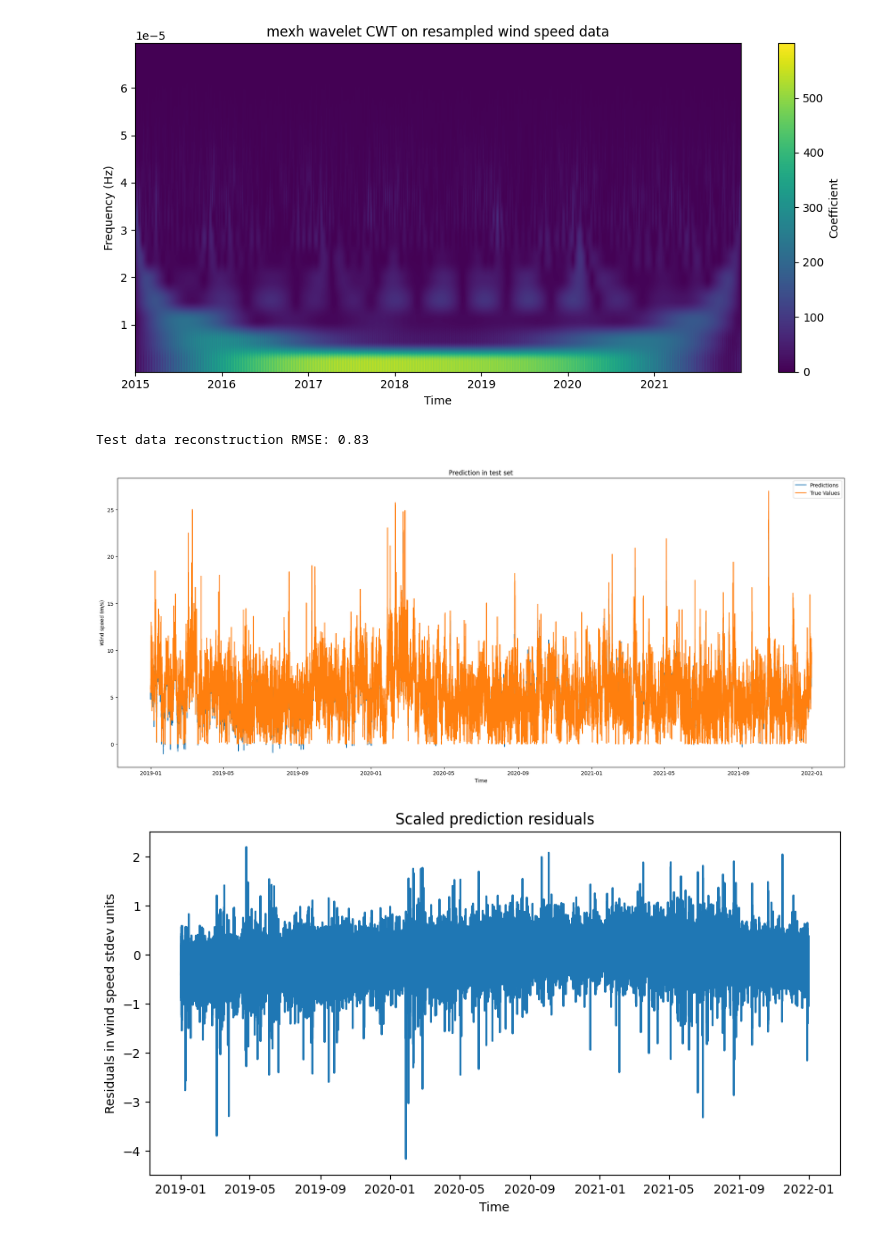
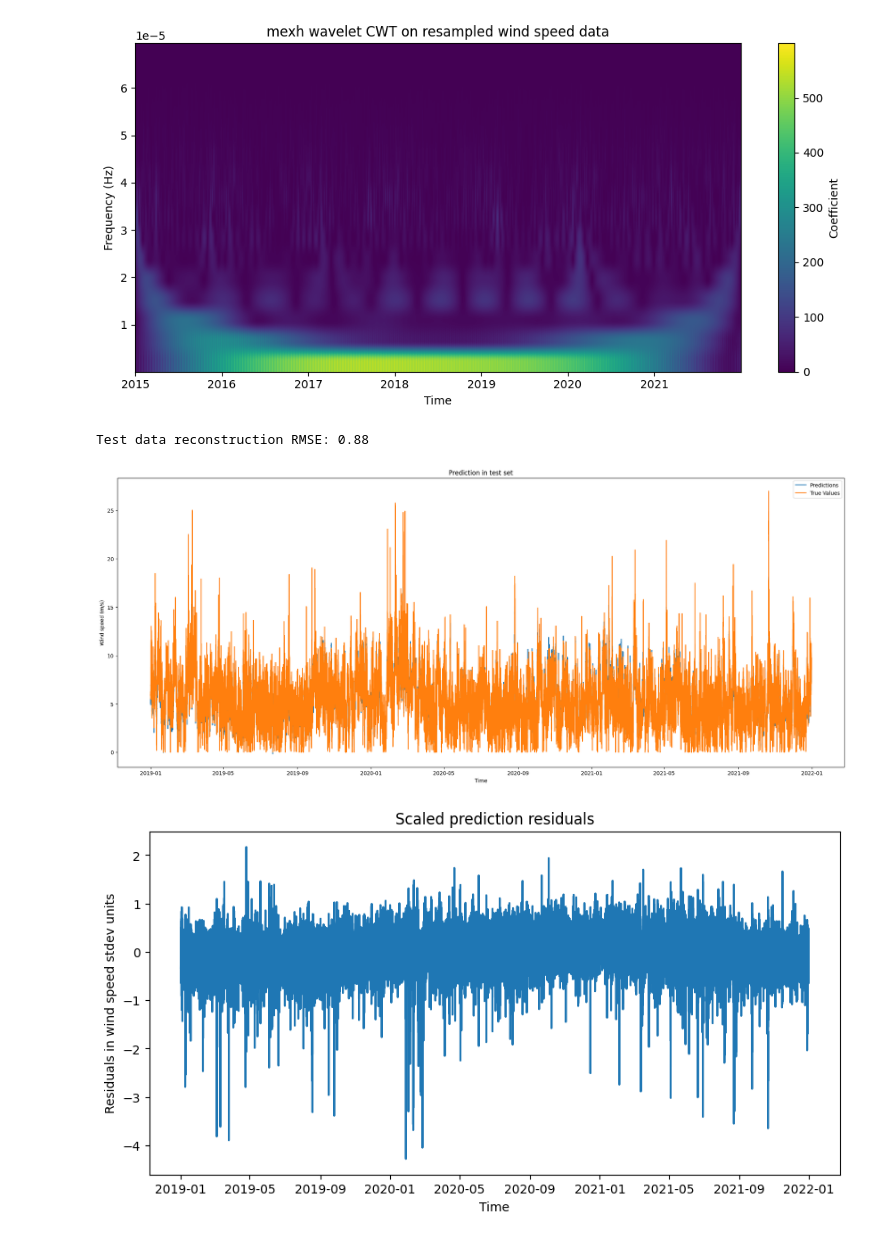
Before and after one commit to jfsantos-ds/predictive_maintenance, a Jupyter notebook: wind/2_annea_data_exploration.ipynb, the cells around one changed output. Drawn from its saved outputs; the diff is of its cells as text; code cells hidden in the pictures.

Commit message:
add power imputation and power curve analysis

```diff
--- a/wind/2_annea_data_exploration.ipynb
+++ b/wind/2_annea_data_exploration.ipynb
@@ -371,28 +408,19 @@ Since wind speed is not a static timeseries (there is seasonality in daily, year
 # Wind speed CWT analysis
 import pywt
 
-wind_df['datetime'] = wind_df.datetime.astype('datetime64[ns]')
-full_series = wind_df[['datetime', 'Wind Speed (avg)']].merge(time_ranges, how='right', right_index=True, left_on='datetime')
-full_series['hour'] = full_series.datetime.apply(lambda x: (x.year, x.month, x.day, x.hour))
-full_series.reset_index(drop=True, inplace=True)
-
-full_series['Wind Speed (avg)'] = full_series['Wind Speed (avg)'].fillna(method='ffill')  # Fill with mean to perform CWT
-resample_rate = pd.Timedelta(1,'h')  # Simplify CWT and create wider scales with smaller feature space
-hour_groups = full_series.groupby('hour').filter(lambda g: g.hour.count()==resample_rate/sample_freq).groupby('hour')  # Incomplete groups in the edges filtered
-resampled_wind_speed = hour_groups['Wind Speed (avg)'].mean()
-resampled_datetimes = hour_groups['datetime'].first()
+feat = 'Wind Speed (avg)'
 
 min_scale = 1
 max_scale = pd.Timedelta(2*365,'days')//resample_rate  # Maximum scale for the wavelet function extension
 n_coefs = 16
 scales = np.geomspace(min_scale, max_scale, n_coefs)
 wavelet = 'mexh'
-coef, freqs = pywt.cwt(resampled_wind_speed, scales, wavelet=wavelet)
+wind_coef, wind_freqs = pywt.cwt(resampled_feats[feat], scales, wavelet=wavelet)
 freq_scaling = pd.Timedelta(1,'second')/resample_rate
-freqs = freqs*freq_scaling
+wind_freqs = wind_freqs*freq_scaling
 
 plt.figure(figsize=(10, 5))
-plt.imshow(np.abs(coef), aspect='auto', cmap='viridis', extent=[resampled_datetimes.iloc[0], resampled_datetimes.iloc[-1], np.min(freqs), np.max(freqs)])
+plt.imshow(np.abs(wind_coef), aspect='auto', cmap='viridis', extent=[resampled_datetimes.iloc[0], resampled_datetimes.iloc[-1], np.min(wind_freqs), np.max(wind_freqs)])
 plt.xlabel('Time')
 plt.ylabel('Frequency (Hz)')
 plt.title(f"{wavelet} wavelet CWT on resampled wind speed data")
@@ -400,20 +428,22 @@ cbar = plt.colorbar()
 cbar.set_label('Coefficient')
 plt.tight_layout()
 plt.show()
-logging.info(f"CWT performed in wind timeseries - {get_td()}")
+logging.info(f"CWT performed in wind speed timeseries - {get_td()}")
 # %% [output]
 [figure]
 # %%
+# Wind speed impute
 from sklearn.metrics import mean_squared_error
 from sklearn.model_selection import train_test_split
 import xgboost as xgb
 
-wind_features = coef.T
+corr_feats = get_cor_feats(feat, corr_mat, .8)
+wind_features = np.concatenate([wind_coef.T, resampled_feats[corr_feats].values], axis=1)
 
 train_fraction =  4/7
 train_features, test_features, train_data, test_data = train_test_split(
-    coef.T,
-    np.array(hour_groups['Wind Speed (avg)'].apply(list).tolist()),
+    wind_features,
+    np.array(hour_groups[feat].apply(list).tolist()),
     train_size=train_fraction,
     shuffle=False
     )
@@ -429,37 +459,41 @@ params = {
 }
 model = xgb.train(params, dtrain)
 
 predictions = model.predict(dtest).flatten()
 
 print("Test data reconstruction RMSE: {:.2f}".format(mean_squared_error(test_data.flatten(), predictions, squared=False)))
 residuals = predictions-test_data.flatten()
 
 plt.figure(figsize=(25, 10))
 plt.plot(full_series.iloc[-len(predictions):].datetime, predictions, label=f'Predictions')
 plt.plot(full_series.iloc[-len(predictions):].datetime, test_data.flatten(), label='True Values')
 plt.xlabel('Time')
 plt.ylabel('Wind speed (m/s)')
 plt.legend()
 plt.title('Prediction in test set')
 plt.show()
 
 plt.figure(figsize=(10, 5))
-scaled_residuals = (predictions-test_data.flatten())/np.std(test_data.flatten())
+scaled_residuals = residuals/np.std(test_data.flatten())
 plt.plot(full_series.iloc[-len(predictions):].datetime, scaled_residuals)
 plt.xlabel('Time')
 plt.ylabel('Residuals in wind speed stdev units')
 plt.title('Scaled prediction residuals')
 plt.show()
 
 # Impute
 full_series['group_n'] = pd.Series(full_series.index).apply(lambda x: int(x//(resample_rate/sample_freq)))
 full_series['group_ix'] = pd.Series(full_series.index).apply(lambda x: int(x%(resample_rate/sample_freq)))
 missing_groups = sorted(list(set(full_series.loc[full_series.is_missing, 'group_n'].values)))
-dimpute = xgb.DMatrix(coef.T[missing_groups])
+dimpute = xgb.DMatrix(wind_features[missing_groups])
 fill_vals = dict(zip(missing_groups, model.predict(dimpute)))
-full_series.loc[full_series.is_missing, 'Wind Speed (avg)'] = [fill_vals.get(group)[i] for group, i in full_series.loc[full_series.is_missing, ['group_n', 'group_ix']].apply(lambda x: tuple(x), axis=1)]
-logging.info(f"Wind series imputed - {get_td()}")
+full_series.loc[full_series.is_missing, feat] = [fill_vals.get(group)[i] for group, i in full_series.loc[full_series.is_missing, ['group_n', 'group_ix']].apply(lambda x: tuple(x), axis=1)]
+logging.info(f"Wind speed series imputed - {get_td()}")
+
+wind_df = full_series[['datetime', feat]].merge(wind_df, how='left', on='datetime', suffixes=('','_y'))
+wind_df.drop(columns=[col for col in wind_df.columns if col.endswith('_y')], inplace=True)
+wind_df.reset_index(drop=True, inplace=True)
 # %% [output]
-Test data reconstruction RMSE: 0.83
+Test data reconstruction RMSE: 0.88
-[figure, old version]
+[figure, new version]
-[figure, old version]
+[figure, new version]
```
Also changed, not shown: parts of 16 cells of this notebook.
